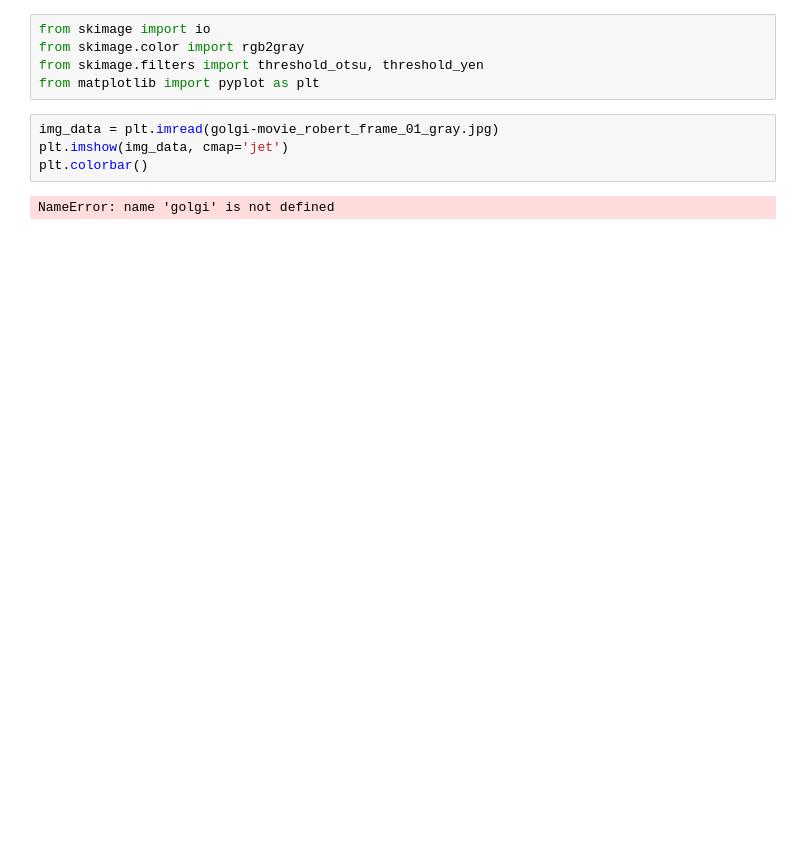
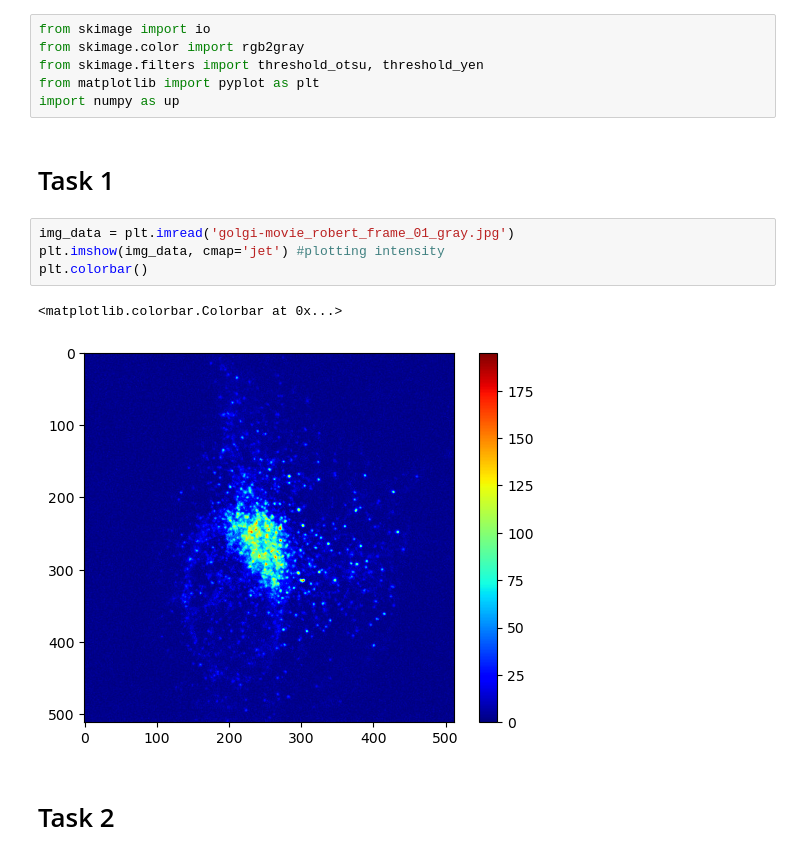
Before and after one commit to SPS-SP2273/learning-portfolio-2024-aug-immunoglobulinaustin, a Jupyter notebook: application_challenge/a_picture_worth_thousands_of_data_points/a_picture_worth_thousands_of_data_points.ipynb, the cells around one changed output. Saved outputs shown, nothing was run; the diff lists cells and outputs as text; blank space fills up the shorter version.

```diff
--- a/application_challenge/a_picture_worth_thousands_of_data_points/a_picture_worth_thousands_of_data_points.ipynb
+++ b/application_challenge/a_picture_worth_thousands_of_data_points/a_picture_worth_thousands_of_data_points.ipynb
@@ -3,9 +3,15 @@ from skimage import io
 from skimage.color import rgb2gray
 from skimage.filters import threshold_otsu, threshold_yen
 from matplotlib import pyplot as plt
+import numpy as up
+# %% [markdown]
+# Task 1
 # %%
-img_data = plt.imread(golgi-movie_robert_frame_01_gray.jpg)
-plt.imshow(img_data, cmap='jet')
+img_data = plt.imread('golgi-movie_robert_frame_01_gray.jpg')
+plt.imshow(img_data, cmap='jet') #plotting intensity
 plt.colorbar()
 # %% [output]
-NameError: name 'golgi' is not defined
+<matplotlib.colorbar.Colorbar at 0x...>
+[figure, added]
+# %% [markdown]
+# Task 2
```
Also changed, not shown: parts of 3 cells of this notebook.
